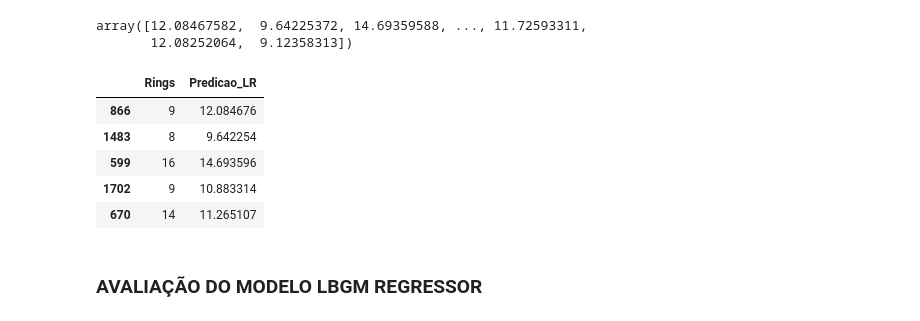
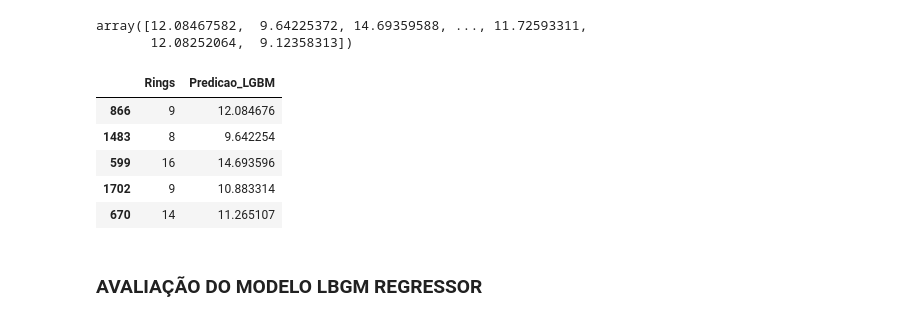
Before and after one commit to rosacarla/modelo-abalone-lgbmregressor, a Jupyter notebook: abalone_somativa2_v3.ipynb, the cells around one changed output. Cells and saved outputs as stored; diff of their text form; code cells hidden in the pictures.

```diff
--- a/abalone_somativa2_v3.ipynb
+++ b/abalone_somativa2_v3.ipynb
@@ -286,12 +291,12 @@ lgbm_pred_test
 array([12.08467582,  9.64225372, 14.69359588, ..., 11.72593311,
        12.08252064,  9.12358313])
 # %%
-# Visualiza predições da Regressao Linear - compara valores de teste e previstos
+# Visualiza predições da LGBM Regressor - compara valores de teste e previstos
 results_regression = pd.DataFrame(y_test)
-results_regression['Predicao_LR'] = lgbm_pred_test
+results_regression['Predicao_LGBM'] = lgbm_pred_test
 results_regression.head()
 # %% [output]
-|  | Rings | Predicao_LR |
+|  | Rings | Predicao_LGBM |
 | 866 | 9 | 12.084676 |
 | 1483 | 8 | 9.642254 |
 | 599 | 16 | 14.693596 |
```
Also changed, not shown: parts of 20 cells of this notebook.
